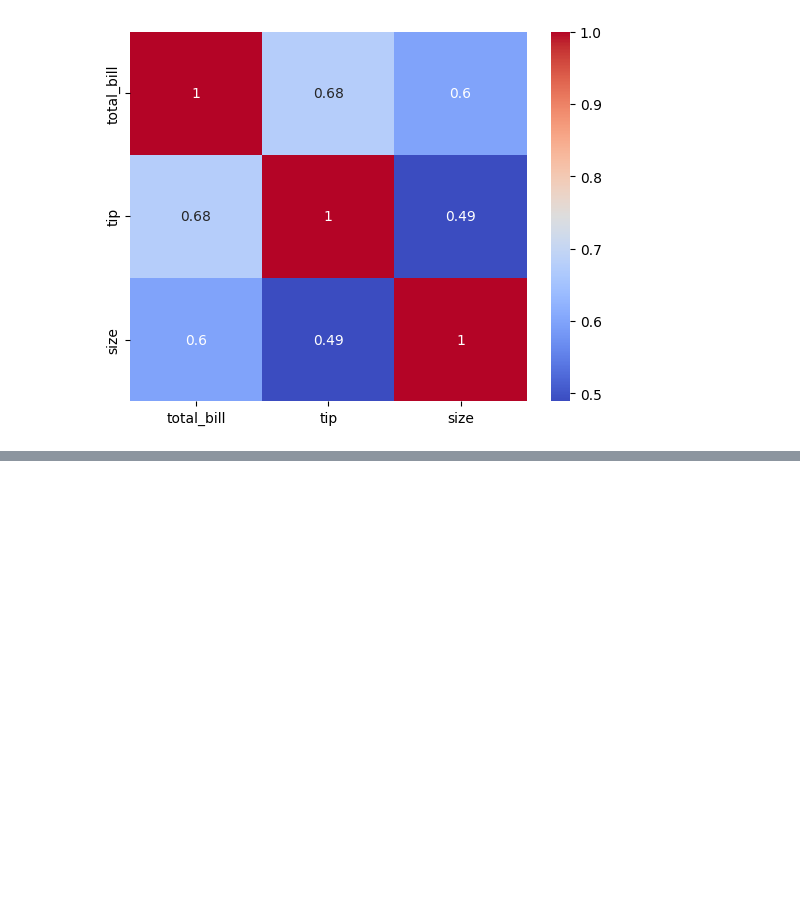
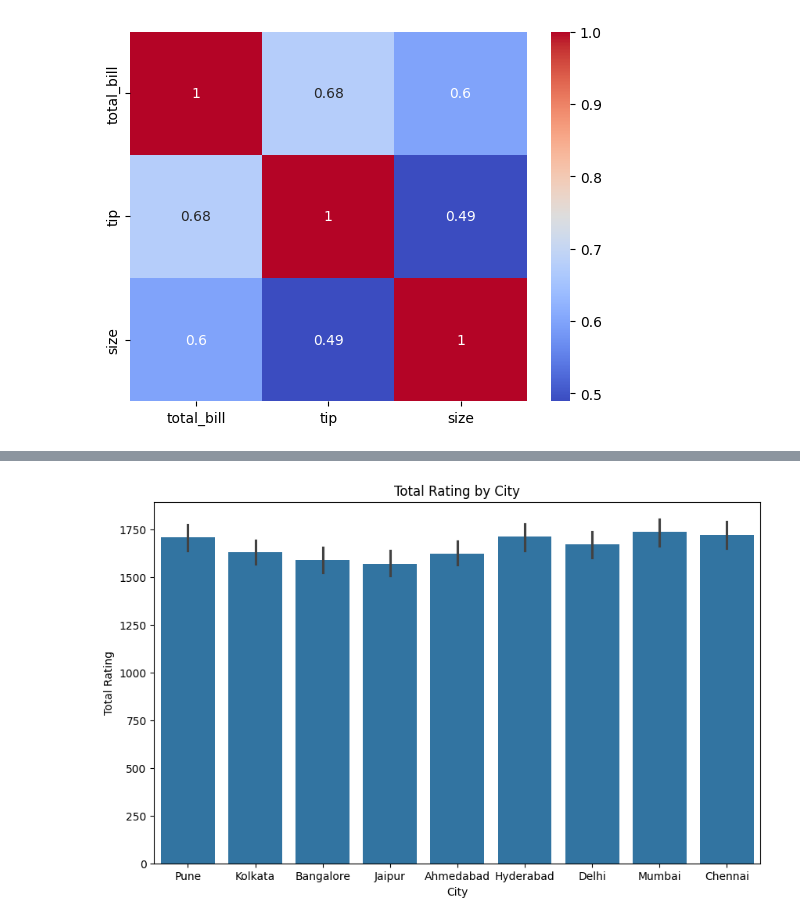
Before and after one commit to GGTuran/basic-python, a Jupyter notebook: Data Analysis/Seaborn.ipynb, the cells around one changed output, grey strips where cells are left out. Saved outputs shown, nothing was run; the diff lists cells and outputs as text; code cells hidden in the pictures; blank space fills up the shorter version.

```diff
--- a/Data Analysis/Seaborn.ipynb
+++ b/Data Analysis/Seaborn.ipynb
@@ -84,0 +106,9 @@ sns.heatmap(corr,annot=True,cmap='coolwarm')
+# %%
+plt.figure(figsize=(10,6))
+sns.barplot(x='City',y='Satisfaction_Rating',data=df,estimator=sum)
+plt.title("Total Rating by City")
+plt.xlabel("City")
+plt.ylabel("Total Rating")
+plt.show()
+# %% [output]
+[figure, added]
```
Also changed, not shown: parts of 3 cells of this notebook, 3 other files.
